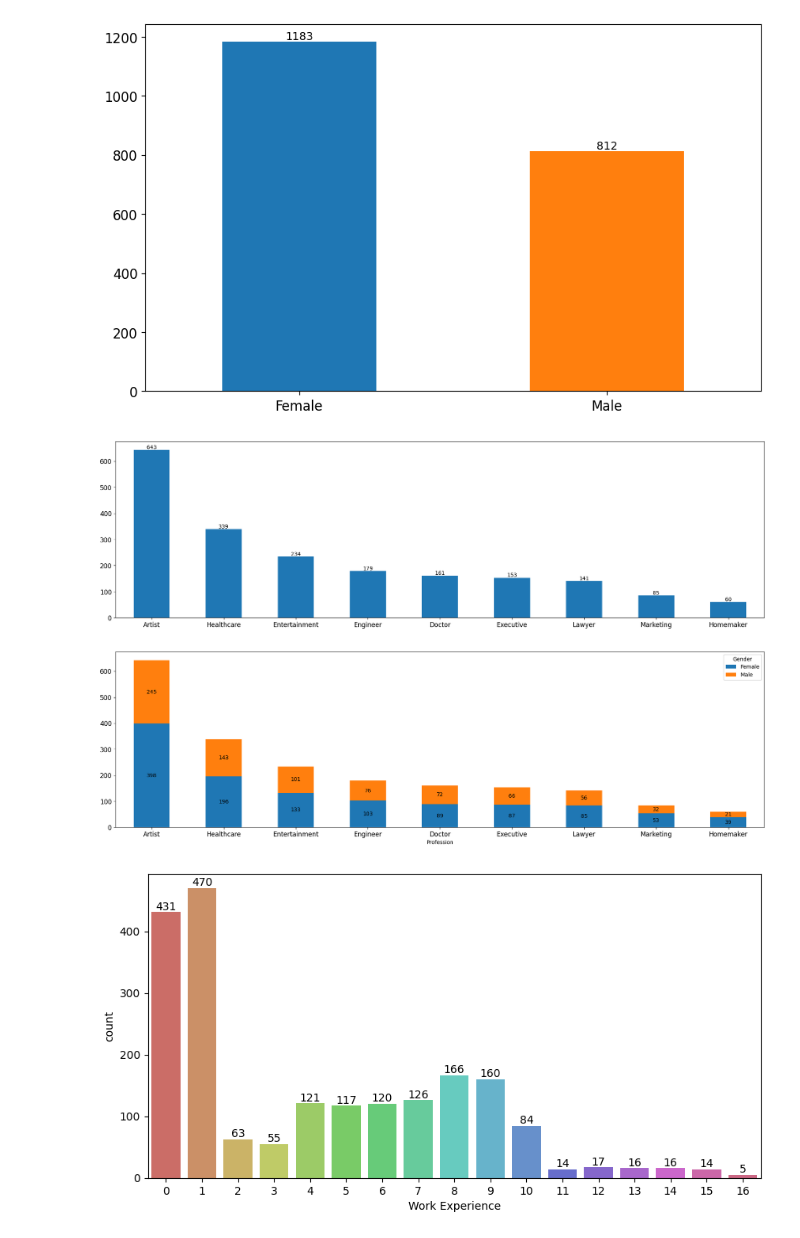
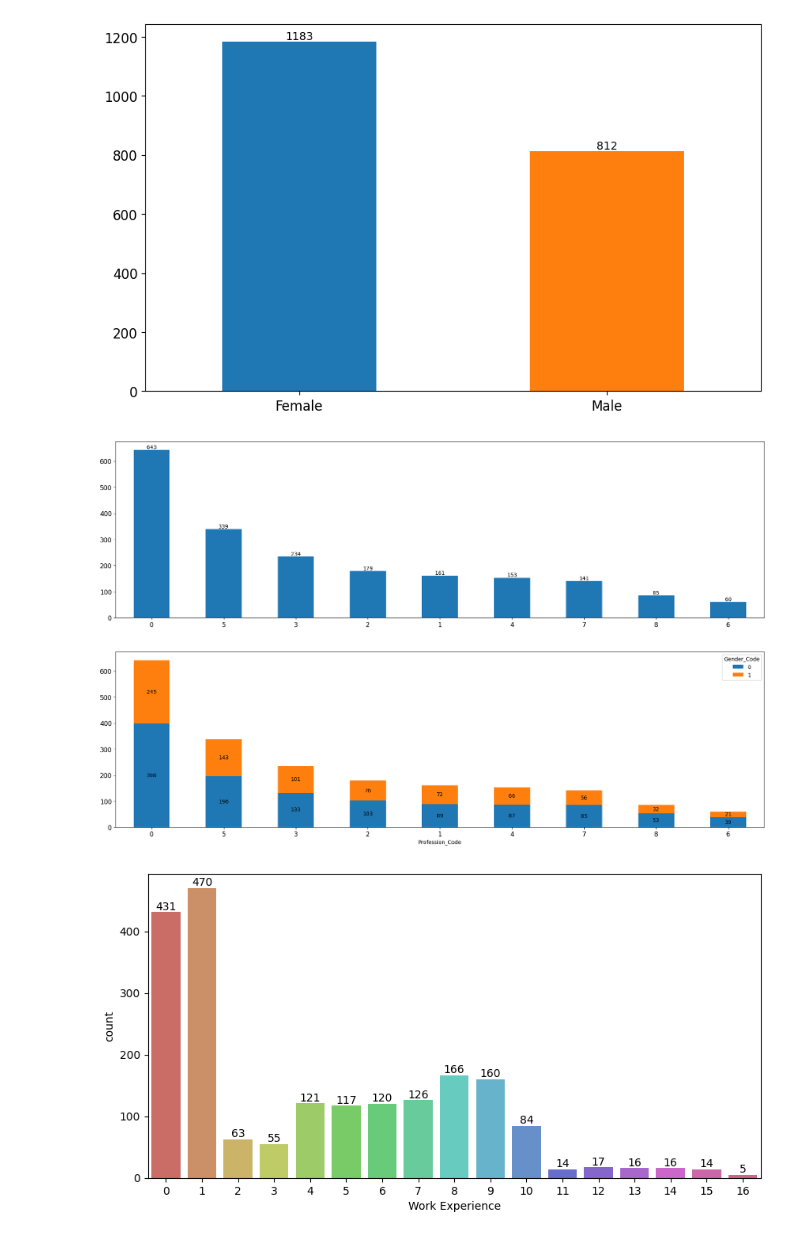
Before and after one commit to Gavin-Sharma/project2-data-analytics, a Jupyter notebook: data-preparation-and-EDA.ipynb, the cells around one changed output. Saved outputs shown, nothing was run; the diff lists cells and outputs as text; code cells hidden in the pictures.

```diff
--- a/data-preparation-and-EDA.ipynb
+++ b/data-preparation-and-EDA.ipynb
@@ -114,15 +114,15 @@ ax.bar_label(ax.containers[0], label_type='edge');
 # %%
 # Profession distribution
 plt.figure(figsize=(22,6))
-ax=df["Profession"].value_counts().plot(kind="bar")
+ax=df["Profession_Code"].value_counts().plot(kind="bar")
 plt.xticks(rotation=0, fontsize=12)
 plt.yticks(fontsize=12)
 ax.bar_label(ax.containers[0], label_type='edge');
 # %% [output]
-[figure, old version]
+[figure, new version]
 # %%
-df_profession = pd.crosstab(df['Profession'],df['Gender'])
-sorted_indices = (df_profession["Female"] + df_profession["Male"]).sort_values(ascending=False).index
+df_profession = pd.crosstab(df['Profession_Code'],df['Gender_Code'])
+sorted_indices = (df_profession[0] + df_profession[1]).sort_values(ascending=False).index
 ax=df_profession.loc[sorted_indices, :].plot(kind="bar",stacked=True, figsize=(22,6))
 plt.xticks(rotation=0, fontsize=12)
 plt.yticks(fontsize=12)
@@ -130,7 +130,7 @@ plt.yticks(fontsize=12)
 ax.bar_label(ax.containers[0],label_type='center');
 ax.bar_label(ax.containers[1],label_type='center');
 # %% [output]
-[figure, old version]
+[figure, new version]
 # %%
 plt.figure(figsize = (10, 5))
 ax = sns.countplot(x='Work Experience', data=df, palette="hls")
```
